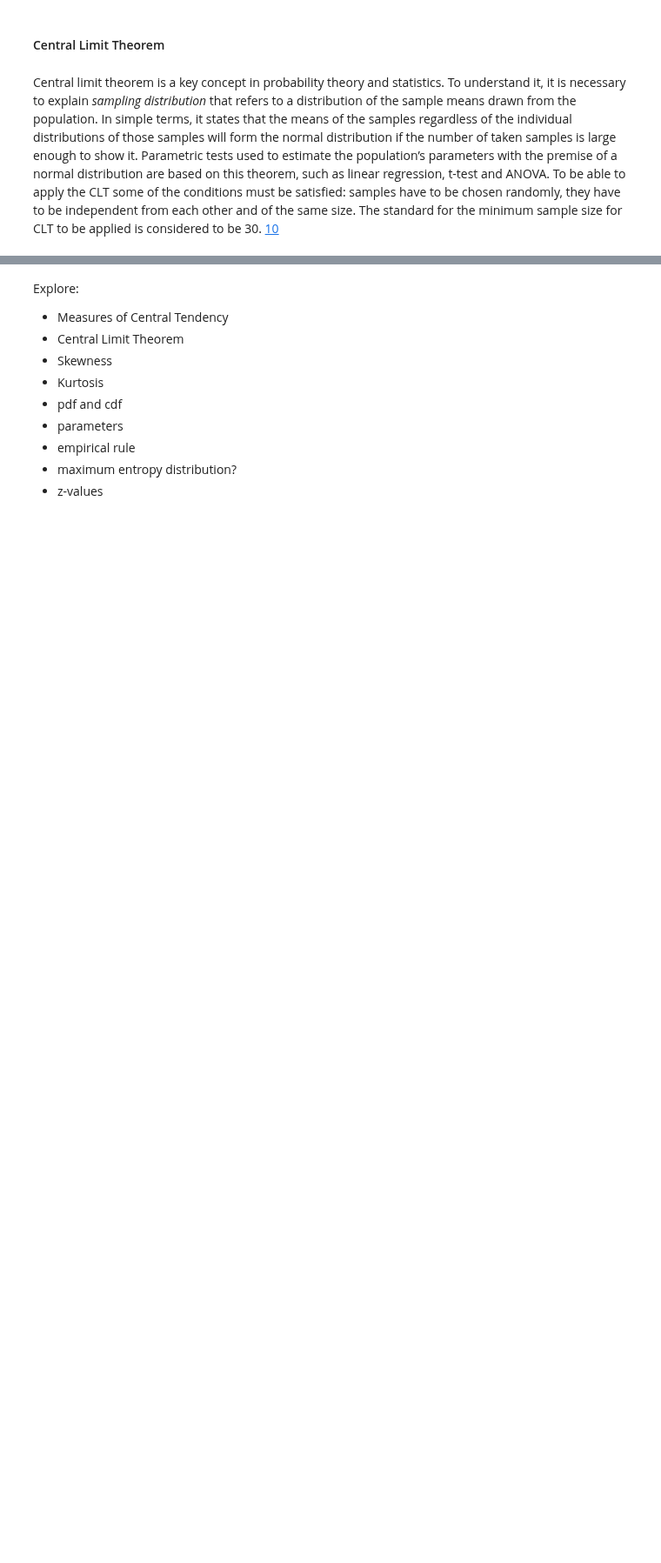
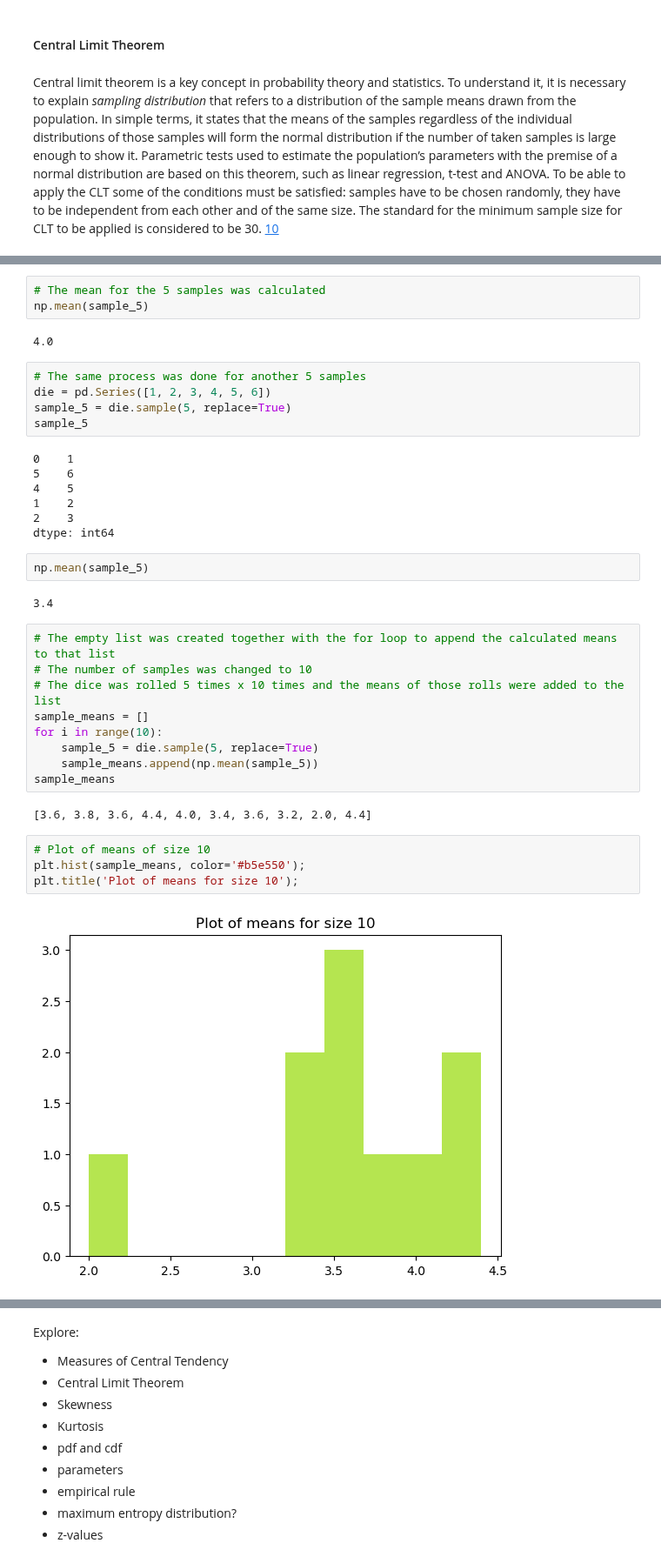
Before and after one commit to Tanja888/funddata-assessment, a Jupyter notebook: normal-distribution.ipynb, the cells around one changed output, grey strips where cells are left out. Shown at 87% size. Cells and saved outputs as stored; diff of their text form; blank space fills up the shorter version.

Commit message:
CLT plotting

```diff
--- a/normal-distribution.ipynb
+++ b/normal-distribution.ipynb
@@ -272,0 +293,38 @@ Central limit theorem is a key concept in probability theory and statistics. To
+# %%
+# The mean for the 5 samples was calculated
+np.mean(sample_5)
+# %% [output]
+4.0
+# %%
+# The same process was done for another 5 samples
+die = pd.Series([1, 2, 3, 4, 5, 6])
+sample_5 = die.sample(5, replace=True)
+sample_5
+# %% [output]
+0    1
+5    6
+4    5
+1    2
+2    3
+dtype: int64
+# %%
+np.mean(sample_5)
+# %% [output]
+3.4
+# %%
+# The empty list was created together with the for loop to append the calculated means to that list
+# The number of samples was changed to 10
+# The dice was rolled 5 times x 10 times and the means of those rolls were added to the list
+sample_means = []
+for i in range(10):
+    sample_5 = die.sample(5, replace=True)
+    sample_means.append(np.mean(sample_5))
+sample_means
+# %% [output]
+[3.6, 3.8, 3.6, 4.4, 4.0, 3.4, 3.6, 3.2, 2.0, 4.4]
+# %%
+# Plot of means of size 10
+plt.hist(sample_means, color='#b5e550');
+plt.title('Plot of means for size 10');
+# %% [output]
+[figure, added]
```
Also changed, not shown: parts of 11 cells of this notebook.
